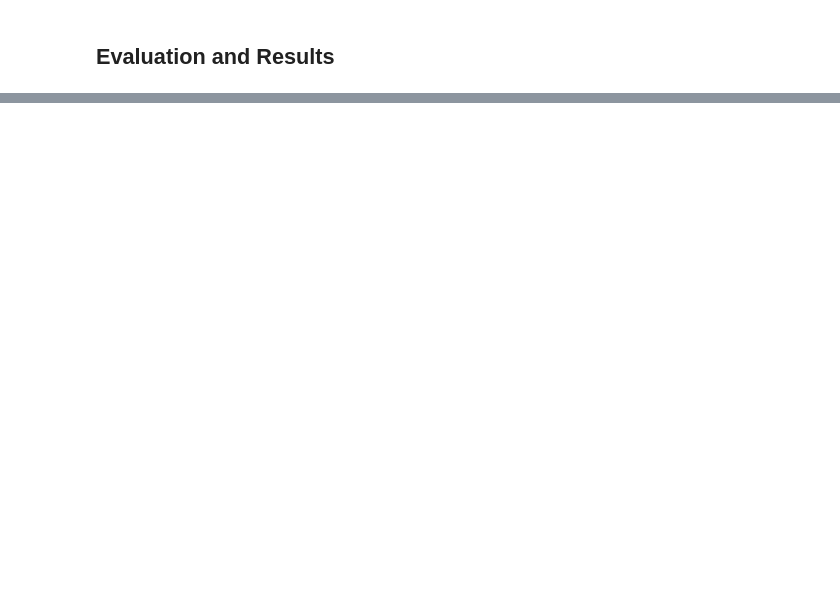
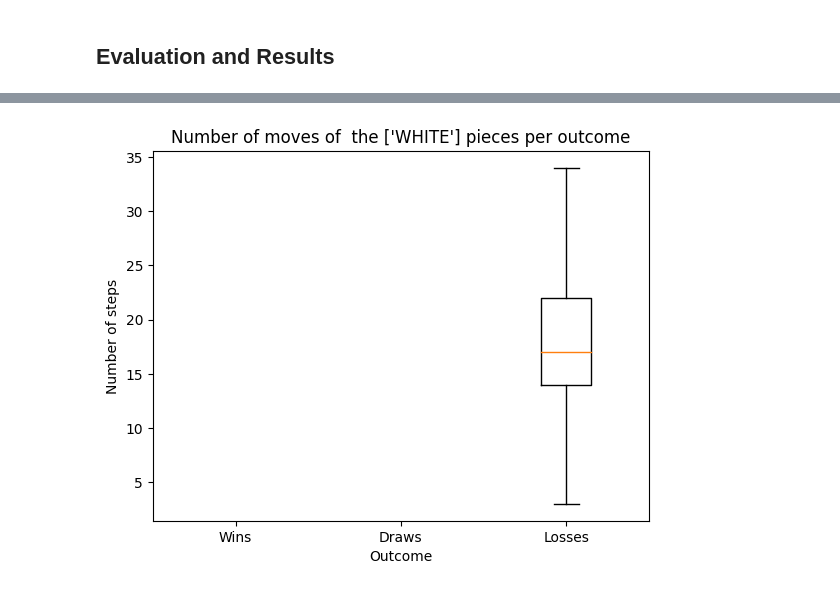
Before and after one commit to inesleonidasrocha/ChessRL23, a Jupyter notebook: RL PROJECT DeepQLearning.ipynb, the cells around one changed output, grey strips where cells are left out. Drawn from its saved outputs; the diff is of its cells as text; code cells hidden in the pictures; blank space fills up the shorter version.

```diff
--- a/RL PROJECT DeepQLearning.ipynb
+++ b/RL PROJECT DeepQLearning.ipynb
@@ -1378,19 +1298,0 @@ plt.show()
-# %%
-#Comparing the number of moves per game for white's outcomes
-
-steps_white_win = np.array(df_white_inv.loc[df_white_inv['OUTCOME'] == 'WIN', 'N STEPS'])
-steps_white_loss = np.array(df_white_inv.loc[df_white_inv['OUTCOME'] == 'LOSS', 'N STEPS'])
-steps_white_draw = np.array(df_white_inv.loc[df_white_inv['OUTCOME'] == 'DRAW', 'N STEPS'])
-
-
-y1 = np.array(steps_white_win)
-y2 = np.array(steps_white_draw)
-y3 = np.array(steps_white_loss)
-#x = np.arange(1,len(df_invented['EPISODE'].unique())+1)
-plt.plot(y1, label="Wins")
-plt.plot(y2, label="Draws")
-plt.plot(y3, label="Losses")
-plt.legend(loc="upper right")
-plt.title("Number of moves of the white pieces per outcome")
-plt.xlabel("Episode Number")
-plt.show()
@@ -1415,0 +1378,18 @@ plt.show()
+# %%
+def number_of_moves_dispersion(df_color):
+    # Get the number of moves for each outcome
+    steps_white_win = np.array(df_color.loc[df_color['OUTCOME'] == 'WIN', 'N STEPS'])
+    steps_white_loss = np.array(df_color.loc[df_color['OUTCOME'] == 'LOSS', 'N STEPS'])
+    steps_white_draw = np.array(df_color.loc[df_color['OUTCOME'] == 'DRAW', 'N STEPS'])
+
+    # Create the data for the boxplot
+    data = [steps_white_win, steps_white_draw, steps_white_loss]
+    group_names = ['Wins', 'Draws', 'Losses']
+
+    # Plot the boxplot
+    plt.boxplot(data, notch=False, labels=group_names)
+    plt.title("Number of moves of  the " +str(df_color['AGENT COLOR'].unique())+" pieces per outcome")
+    plt.xlabel("Outcome")
+    plt.ylabel("Number of steps")
+
+    plt.show()
@@ -1415,0 +1528,4 @@ plt.show()
+# %%
+number_of_moves_dispersion(mcts_white_df)
+# %% [output]
+[figure, added]
```
Also changed, not shown: parts of 38 cells of this notebook.
